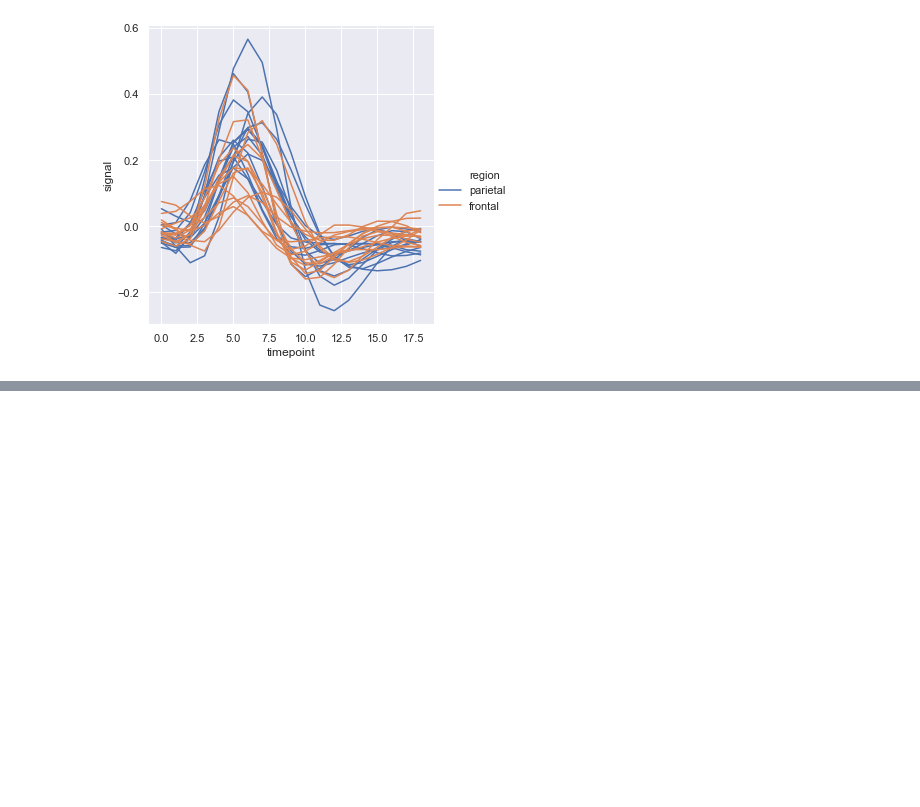
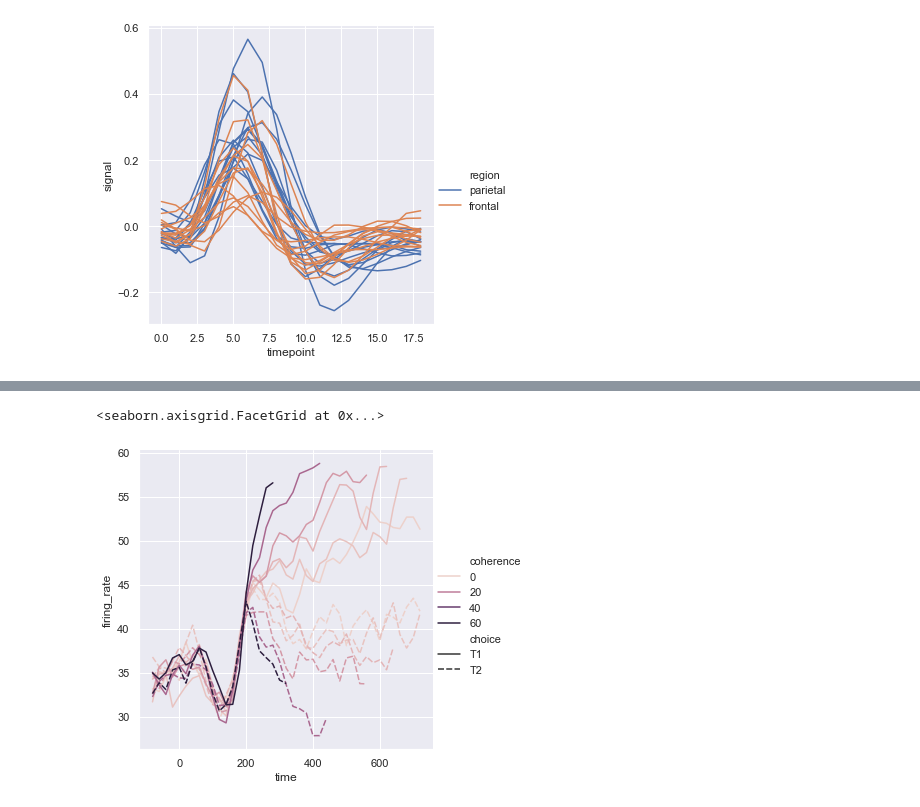
Before and after one commit to sakhawath19/Python, a Jupyter notebook: seaborn/seaborn_test.ipynb, the cells around one changed output, grey strips where cells are left out. Saved outputs shown, nothing was run; the diff lists cells and outputs as text; code cells hidden in the pictures; blank space fills up the shorter version.

```diff
--- a/seaborn/seaborn_test.ipynb
+++ b/seaborn/seaborn_test.ipynb
@@ -173,0 +265,5 @@ sns.relplot(x='timepoint', y='signal', hue='region', units='subject', estimator=
+# %%
+sns.relplot(x='time', y='firing_rate', data=dots, kind='line', hue='coherence', style='choice')
+# %% [output]
+<seaborn.axisgrid.FacetGrid at 0x...>
+[figure, added]
```
Also changed, not shown: parts of 55 cells of this notebook.
